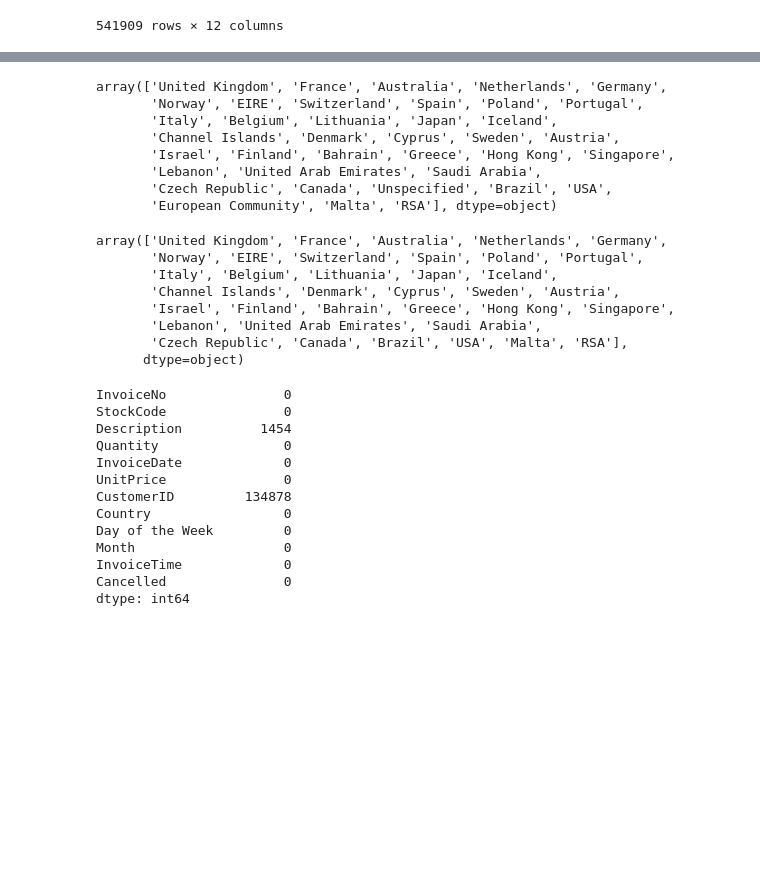
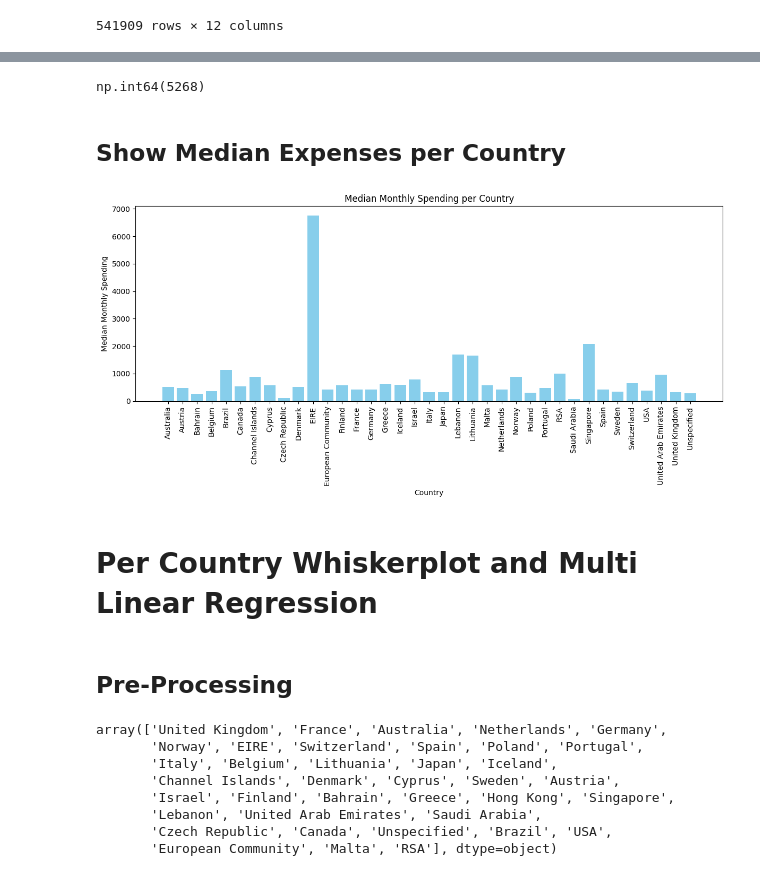
Before and after one commit to Prisze/AAI-500, a Jupyter notebook: Master.ipynb, the cells around one changed output, grey strips where cells are left out. Saved outputs shown, nothing was run; the diff lists cells and outputs as text; code cells hidden in the pictures; blank space fills up the shorter version.

```diff
--- a/Master.ipynb
+++ b/Master.ipynb
@@ -41,0 +48,2 @@ online_retail
+# %%
+data = online_retail
@@ -42 +67,42 @@ online_retail
+# %%
+# List duplicates
+data.duplicated().sum()
+# %% [output]
+np.int64(5268)
+# %%
+# Remove duplicates
+data.drop_duplicates(inplace=True)
+# %% [markdown]
+## Show Median Expenses per Country
+# %%
+#  InvoiceDate to datetime
+data['InvoiceDate'] = pd.to_datetime(data['InvoiceDate'])
+
+# Add a column for the total price
+data['TotalPrice'] = data['Quantity'] * data['UnitPrice']
+
+# Extract year and month from InvoiceDate
+data['YearMonth'] = data['InvoiceDate'].dt.to_period('M')
+
+# Group by CustomerID, YearMonth, and Country, then sum the TotalPrice
+monthly_spending = data.groupby(['CustomerID', 'YearMonth', 'Country'])['TotalPrice'].sum().reset_index()
+
+# Get the median spending per month for each country
+median_spending = monthly_spending.groupby('Country')['TotalPrice'].median().reset_index()
+
+# Plot the histogram
+plt.figure(figsize=(12, 6))
+plt.bar(median_spending['Country'], median_spending['TotalPrice'], color='skyblue')
+plt.xticks(rotation=90)
+plt.xlabel('Country')
+plt.ylabel('Median Monthly Spending')
+plt.title('Median Monthly Spending per Country')
+plt.tight_layout()
+plt.show()
+# %% [output]
+[figure, added]
+# %% [markdown]
+# Per Country Whiskerplot and Multi Linear Regression
+# %% [markdown]
+## Pre-Processing
 # %%
@@ -52,35 +118,5 @@ array(['United Kingdom', 'France', 'Australia', 'Netherlands', 'Germany',
        'Czech Republic', 'Canada', 'Unspecified', 'Brazil', 'USA',
        'European Community', 'Malta', 'RSA'], dtype=object)
 # %%
-# Remove nulls
-online_retail = online_retail.dropna(subset=['Country'])
 # Dropping 'Unspecified', 'European Community'
 online_retail = online_retail[~online_retail['Country'].isin(('Unspecified', 'European Community'))]
-
-online_retail['Country'].unique()
-# %% [output]
-array(['United Kingdom', 'France', 'Australia', 'Netherlands', 'Germany',
-       'Norway', 'EIRE', 'Switzerland', 'Spain', 'Poland', 'Portugal',
-       'Italy', 'Belgium', 'Lithuania', 'Japan', 'Iceland',
-       'Channel Islands', 'Denmark', 'Cyprus', 'Sweden', 'Austria',
-       'Israel', 'Finland', 'Bahrain', 'Greece', 'Hong Kong', 'Singapore',
-       'Lebanon', 'United Arab Emirates', 'Saudi Arabia',
-       'Czech Republic', 'Canada', 'Brazil', 'USA', 'Malta', 'RSA'],
-      dtype=object)
-# %%
-# Inspect what data may be null
-online_retail.isnull().sum()
-# %% [output]
-InvoiceNo               0
-StockCode               0
-Description          1454
-Quantity                0
-InvoiceDate             0
-UnitPrice               0
-CustomerID         134878
-Country                 0
-Day of the Week         0
-Month                   0
-InvoiceTime             0
-Cancelled               0
-dtype: int64
```
Also changed, not shown: parts of 27 cells of this notebook.
